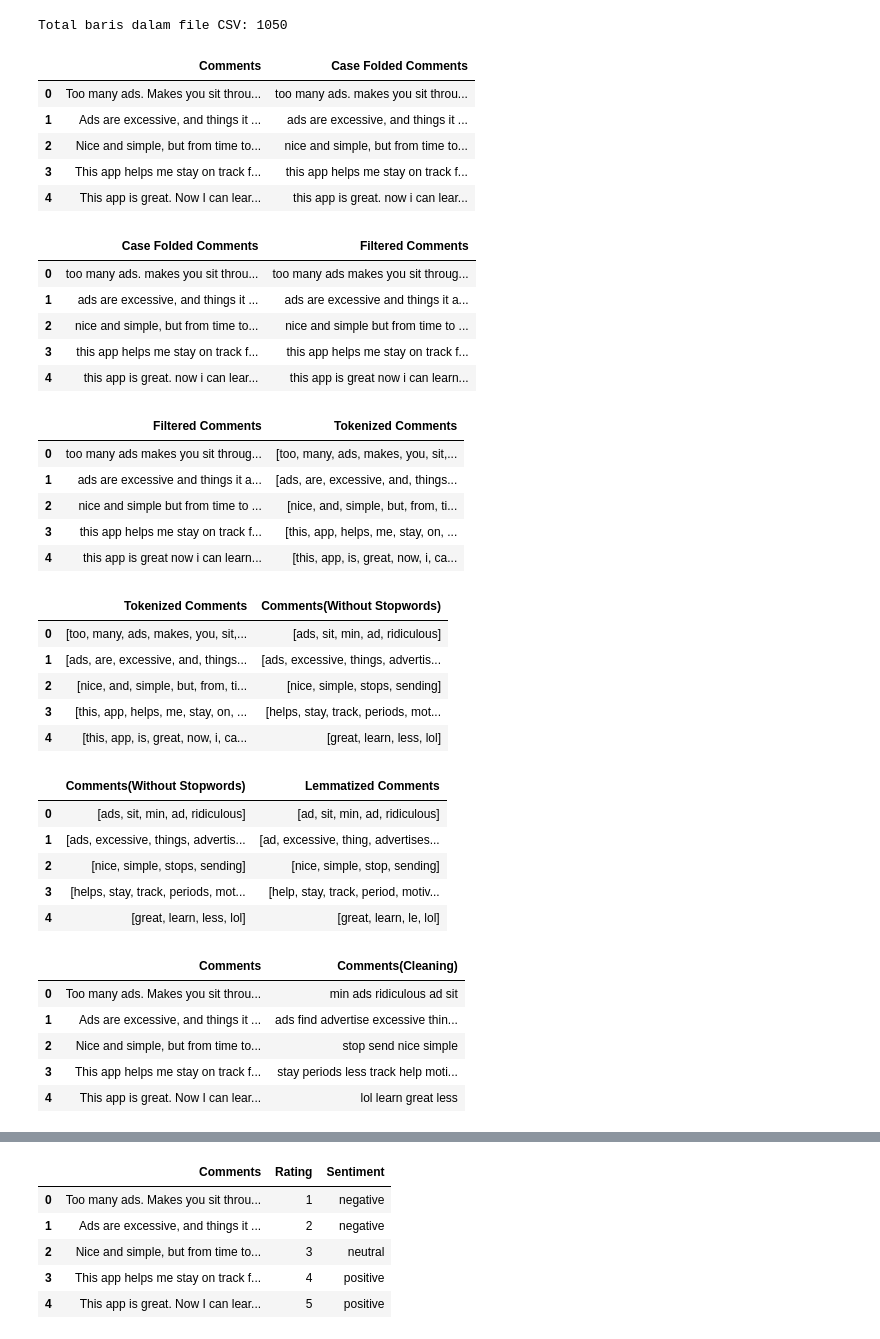
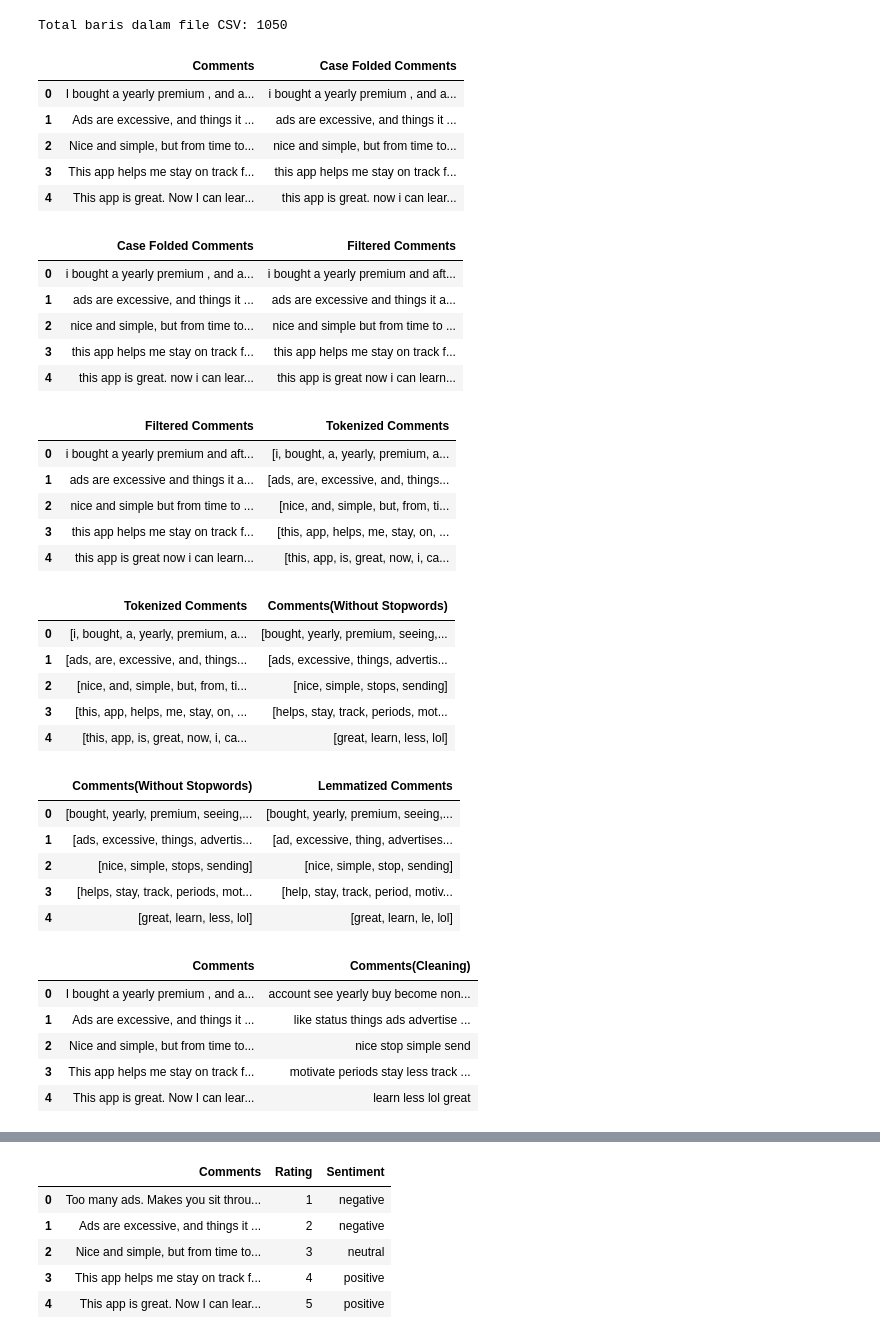
Before and after one commit to VarhanKusuma/Perbandingan_K-NN_dan_NBC_Pada_Sentimen_Ulasan_Aplikasi_Intermittent_Fasting, a Jupyter notebook: SKRIPSI.ipynb, the cells around one changed output, grey strips where cells are left out. Saved outputs shown, nothing was run; the diff lists cells and outputs as text; code cells hidden in the pictures.

```diff
--- a/SKRIPSI.ipynb
+++ b/SKRIPSI.ipynb
@@ -108,7 +109,7 @@ def case_fold(text):
 dataset['Case Folded Comments'] = dataset['Comments'].apply(case_fold)
 
 # Menggunakan daftar indeks spesifik untuk memilih baris
-indices = [50, 190, 750, 343, 11]
+indices = [557, 190, 750, 343, 11]
 subset_indices = dataset[['Comments', 'Case Folded Comments']].iloc[indices]
 
 # Mengatur ulang indeks dan menghapus kolom indeks yang lama
@@ -118,7 +119,7 @@ subset_indices_reset = subset_indices.reset_index(drop=True)
 display(subset_indices_reset)
 # %% [output]
 |  | Comments | Case Folded Comments |
-| 0 | Too many ads. Makes you sit throu... | too many ads. makes you sit throu... |
+| 0 | I bought a yearly premium , and a... | i bought a yearly premium , and a... |
 | 1 | Ads are excessive, and things it ... | ads are excessive, and things it ... |
 | 2 | Nice and simple, but from time to... | nice and simple, but from time to... |
 | 3 | This app helps me stay on track f... | this app helps me stay on track f... |
@@ -134,7 +135,7 @@ def filter_text(text):
 dataset['Filtered Comments'] = dataset['Case Folded Comments'].apply(filter_text)
 
 # Menggunakan daftar indeks spesifik untuk memilih baris
-indices = [50, 190, 750, 343, 11]
+indices = [557, 190, 750, 343, 11]
 subset_indices = dataset[['Case Folded Comments', 'Filtered Comments']].iloc[indices]
 
 # Mengatur ulang indeks dan menghapus kolom indeks yang lama
@@ -144,7 +145,7 @@ subset_indices_reset = subset_indices.reset_index(drop=True)
 display(subset_indices_reset)
 # %% [output]
 |  | Case Folded Comments | Filtered Comments |
-| 0 | too many ads. makes you sit throu... | too many ads makes you sit throug... |
+| 0 | i bought a yearly premium , and a... | i bought a yearly premium and aft... |
 | 1 | ads are excessive, and things it ... | ads are excessive and things it a... |
 | 2 | nice and simple, but from time to... | nice and simple but from time to ... |
 | 3 | this app helps me stay on track f... | this app helps me stay on track f... |
@@ -160,7 +161,7 @@ def tokenize_text(text):
 dataset['Tokenized Comments'] = dataset['Filtered Comments'].apply(tokenize_text)
 
 # Menggunakan daftar indeks spesifik untuk memilih baris
-indices = [50, 190, 750, 343, 11]
+indices = [557, 190, 750, 343, 11]
 subset_indices = dataset[['Filtered Comments', 'Tokenized Comments']].iloc[indices]
 
 # Mengatur ulang indeks dan menghapus kolom indeks yang lama
@@ -170,7 +171,7 @@ subset_indices_reset = subset_indices.reset_index(drop=True)
 display(subset_indices_reset)
 # %% [output]
 |  | Filtered Comments | Tokenized Comments |
-| 0 | too many ads makes you sit throug... | [too, many, ads, makes, you, sit,... |
+| 0 | i bought a yearly premium and aft... | [i, bought, a, yearly, premium, a... |
 | 1 | ads are excessive and things it a... | [ads, are, excessive, and, things... |
 | 2 | nice and simple but from time to ... | [nice, and, simple, but, from, ti... |
 | 3 | this app helps me stay on track f... | [this, app, helps, me, stay, on, ... |
@@ -198,7 +199,7 @@ def remove_stopwords(tokens):
 dataset['Comments(Without Stopwords)'] = dataset['Tokenized Comments'].apply(remove_stopwords)
 
 # Menggunakan daftar indeks spesifik untuk memilih baris
-indices = [50, 190, 750, 343, 11]
+indices = [557, 190, 750, 343, 11]
 subset_indices = dataset[['Tokenized Comments', 'Comments(Without Stopwords)']].iloc[indices]
 
 # Mengatur ulang indeks dan menghapus kolom indeks yang lama
@@ -208,7 +209,7 @@ subset_indices_reset = subset_indices.reset_index(drop=True)
 display(subset_indices_reset)
 # %% [output]
 |  | Tokenized Comments | Comments(Without Stopwords) |
-| 0 | [too, many, ads, makes, you, sit,... | [ads, sit, min, ad, ridiculous] |
+| 0 | [i, bought, a, yearly, premium, a... | [bought, yearly, premium, seeing,... |
 | 1 | [ads, are, excessive, and, things... | [ads, excessive, things, advertis... |
 | 2 | [nice, and, simple, but, from, ti... | [nice, simple, stops, sending] |
 | 3 | [this, app, helps, me, stay, on, ... | [helps, stay, track, periods, mot... |
@@ -225,7 +226,7 @@ def apply_lemmatization(tokens):
 dataset['Lemmatized Comments'] = dataset['Comments(Without Stopwords)'].apply(apply_lemmatization)
 
 # Menggunakan daftar indeks spesifik untuk memilih baris
-indices = [50, 190, 750, 343, 11]
+indices = [557, 190, 750, 343, 11]
 subset_indices = dataset[['Comments(Without Stopwords)', 'Lemmatized Comments']].iloc[indices]
 
 # Mengatur ulang indeks dan menghapus kolom indeks yang lama
@@ -235,7 +236,7 @@ subset_indices_reset = subset_indices.reset_index(drop=True)
 display(subset_indices_reset)
 # %% [output]
 |  | Comments(Without Stopwords) | Lemmatized Comments |
-| 0 | [ads, sit, min, ad, ridiculous] | [ad, sit, min, ad, ridiculous] |
+| 0 | [bought, yearly, premium, seeing,... | [bought, yearly, premium, seeing,... |
 | 1 | [ads, excessive, things, advertis... | [ad, excessive, thing, advertises... |
 | 2 | [nice, simple, stops, sending] | [nice, simple, stop, sending] |
 | 3 | [helps, stay, track, periods, mot... | [help, stay, track, period, motiv... |
@@ -267,36 +268,36 @@ def clean_text(text):
 
     # Gabungkan daftar stopwords dengan kata-kata tambahan
     stop_words.update(additional_stopwords)
     tokens = [word for word in tokens if word not in stop_words]
 
     # Lemmatization: Mengubah kata-kata ke bentuk dasarnya
     lemmatizer = WordNetLemmatizer()
     tokens = [lemmatizer.lemmatize(word, pos='v') for word in tokens]
 
     # Hapus redundansi kata-kata yang sama
     tokens = list(set(tokens))
 
     # Gabungkan token kembali menjadi teks
     clean_text = ' '.join(tokens)
 
     return clean_text
 
 # Melakukan pembersihan teks pada kolom 'Comments' dari dataset
 dataset['Comments(Cleaning)'] = dataset['Comments'].apply(clean_text)
 
 # Menggunakan daftar indeks spesifik untuk memilih baris
-indices = [50, 190, 750, 343, 11]
+indices = [557, 190, 750, 343, 11]
 subset_indices = dataset[['Comments', 'Comments(Cleaning)']].iloc[indices]
 
 # Mengatur ulang indeks dan menghapus kolom indeks yang lama
 subset_indices_reset = subset_indices.reset_index(drop=True)
 
 # Menampilkan hasil menggunakan display
 display(subset_indices_reset)
 # %% [output]
 |  | Comments | Comments(Cleaning) |
-| 0 | Too many ads. Makes you sit throu... | min ads ridiculous ad sit |
-| 1 | Ads are excessive, and things it ... | ads find advertise excessive thin... |
-| 2 | Nice and simple, but from time to... | stop send nice simple |
-| 3 | This app helps me stay on track f... | stay periods less track help moti... |
-| 4 | This app is great. Now I can lear... | lol learn great less |
+| 0 | I bought a yearly premium , and a... | account see yearly buy become non... |
+| 1 | Ads are excessive, and things it ... | like status things ads advertise ... |
+| 2 | Nice and simple, but from time to... | nice stop simple send |
+| 3 | This app helps me stay on track f... | motivate periods stay less track ... |
+| 4 | This app is great. Now I can lear... | learn less lol great |
```
Also changed, not shown: parts of 8 cells of this notebook.
